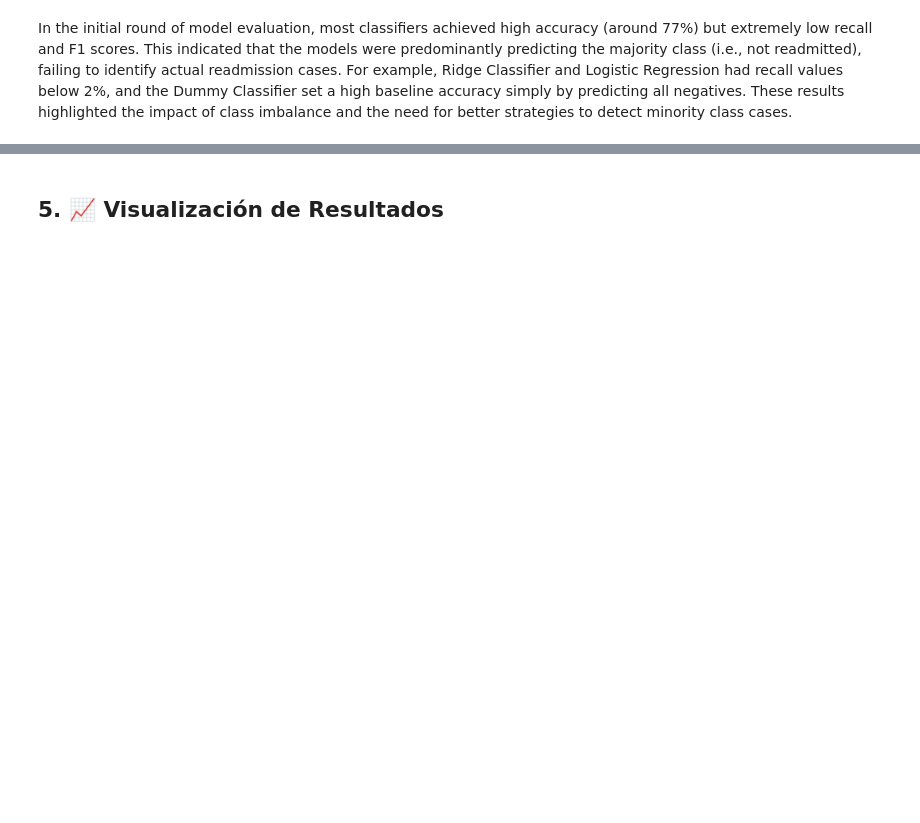
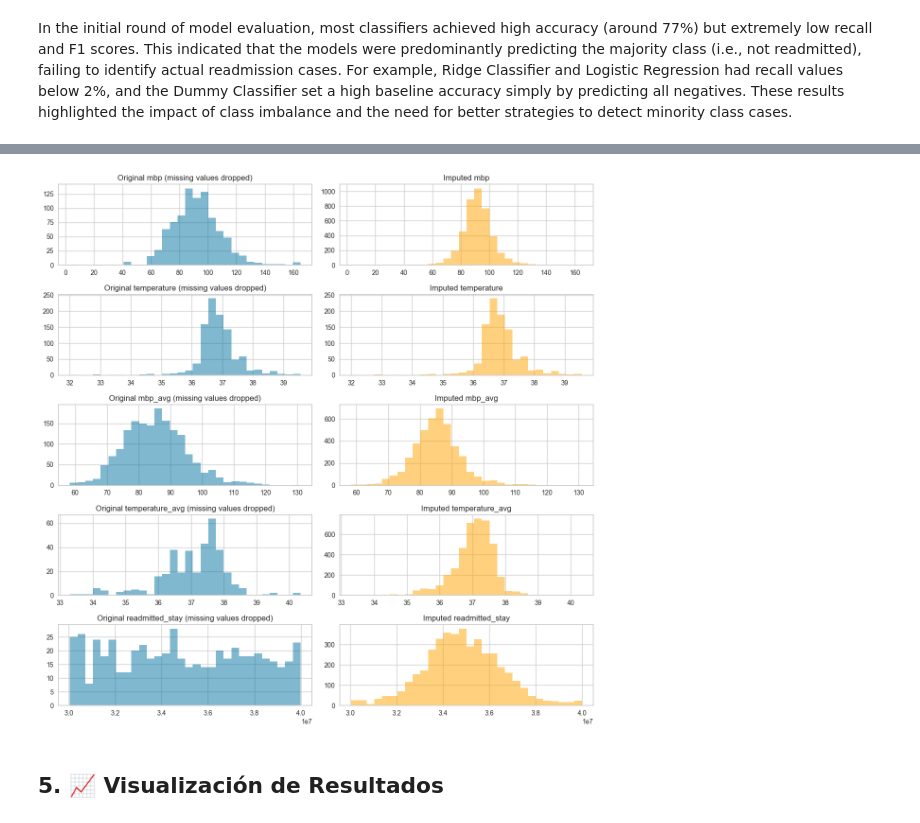
Before and after one commit to Gos2two/UCI-I61, a Jupyter notebook: prova marc_v2.ipynb, the cells around one changed output, grey strips where cells are left out. Cells and saved outputs as stored; diff of their text form; code cells hidden in the pictures; blank space fills up the shorter version.

```diff
--- a/prova marc_v2.ipynb
+++ b/prova marc_v2.ipynb
@@ -467,2 +645,91 @@ Comparant models........ esperant........ pot tardar uns minuts...
+# %%
+from sklearn.preprocessing import OrdinalEncoder
+
+# Encode categorical columns (e.g., gender, discharge_location)
+cat_cols = ['gender', 'first_careunit', 'discharge_location']
+encoder = OrdinalEncoder()
+df[cat_cols] = encoder.fit_transform(df[cat_cols])
+# %%
+from sklearn.impute import KNNImputer
+import pandas as pd
+
+# Create imputer
+imputer = KNNImputer(n_neighbors=5)
+
+# Apply to numeric columns only (KNN can't handle text/categorical)
+numeric_cols = df.select_dtypes(include=['float64', 'int64']).columns
+
+# Save imputed data to df_imputed
+df_imputed = df.copy()  # Create a copy of original
+df_imputed[numeric_cols] = imputer.fit_transform(df[numeric_cols])
+# %%
+import matplotlib.pyplot as plt
+
+# Plot distributions
+plt.figure(figsize=(12, 12))
+
+# Original data (with missing values dropped)
+plt.subplot(5, 2, 1)
+plt.hist(df['mbp'].dropna(), bins=30, alpha=0.5, label='Original')
+plt.title('Original mbp (missing values dropped)')
+
+# Imputed data - NOTE THE QUOTES AROUND 'spo2'
+plt.subplot(5, 2, 2)
+plt.hist(df_imputed['mbp'], bins=30, alpha=0.5, color='orange', label='Imputed')  # Fixed here
+plt.title('Imputed mbp')
+
+######
+
+# Original data (with missing values dropped)
+plt.subplot(5, 2, 3)
+plt.hist(df['temperature'].dropna(), bins=30, alpha=0.5, label='Original')
+plt.title('Original temperature (missing values dropped)')
+
+# Imputed data - NOTE THE QUOTES AROUND 'spo2'
+plt.subplot(5, 2, 4)
+plt.hist(df_imputed['temperature'], bins=30, alpha=0.5, color='orange', label='Imputed')  # Fixed here
+plt.title('Imputed temperature')
+
+######
+
+# Original data (with missing values dropped)
+plt.subplot(5, 2, 5)
+plt.hist(df['mbp_avg'].dropna(), bins=30, alpha=0.5, label='Original')
+plt.title('Original mbp_avg (missing values dropped)')
+
+# Imputed data - NOTE THE QUOTES AROUND 'spo2'
+plt.subplot(5, 2, 6)
+plt.hist(df_imputed['mbp_avg'], bins=30, alpha=0.5, color='orange', label='Imputed')  # Fixed here
+plt.title('Imputed mbp_avg')
+
+######
+
+# Original data (with missing values dropped)
+plt.subplot(5, 2, 7)
+plt.hist(df['temperature_avg'].dropna(), bins=30, alpha=0.5, label='Original')
+plt.title('Original temperature_avg (missing values dropped)')
+
+# Imputed data - NOTE THE QUOTES AROUND 'spo2'
+plt.subplot(5, 2, 8)
+plt.hist(df_imputed['temperature_avg'], bins=30, alpha=0.5, color='orange', label='Imputed')  # Fixed here
+plt.title('Imputed temperature_avg')
+
+######
+
+# Original data (with missing values dropped)
+plt.subplot(5, 2, 9)
+plt.hist(df['readmitted_stay'].dropna(), bins=30, alpha=0.5, label='Original')
+plt.title('Original readmitted_stay (missing values dropped)')
+
+# Imputed data - NOTE THE QUOTES AROUND 'spo2'
+plt.subplot(5, 2, 10)
+plt.hist(df_imputed['readmitted_stay'], bins=30, alpha=0.5, color='orange', label='Imputed')  # Fixed here
+plt.title('Imputed readmitted_stay')
+
+
+plt.tight_layout()
+plt.show()
+# %% [output]
+[figure, added]
 # %% [markdown]
 ## 5. 📈 Visualización de Resultados
```
Also changed, not shown: parts of 21 cells of this notebook, 1 other file.
